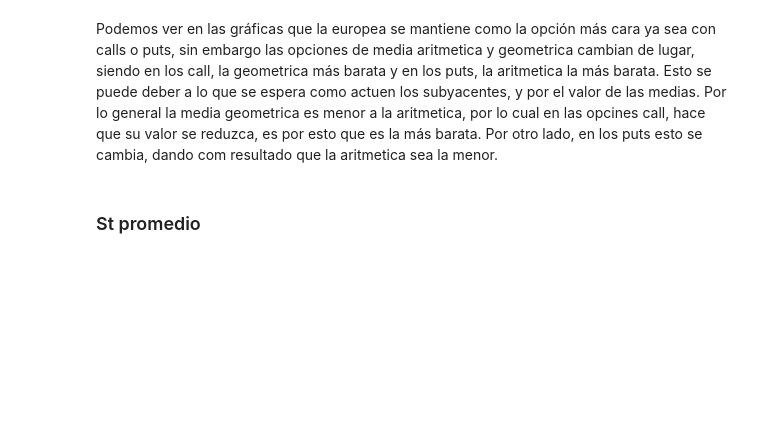
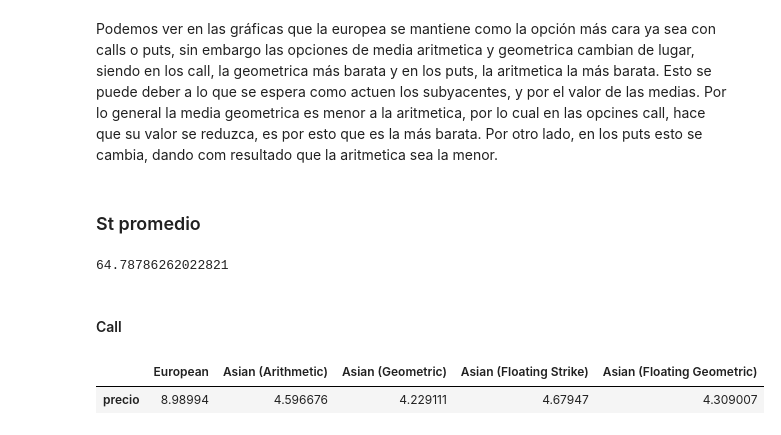
Before and after one commit to AlexFajardo26/Simulacion_procesos, a Jupyter notebook: valuación opciones asiaticas.ipynb, the cells around one changed output. Drawn from its saved outputs; the diff is of its cells as text; code cells hidden in the pictures; blank space fills up the shorter version.

```diff
--- a/valuación opciones asiaticas.ipynb
+++ b/valuación opciones asiaticas.ipynb
@@ -177,3 +179,23 @@ Podemos ver que si afecta si los cambios en el tipo de opciones cambian ya que a
 Podemos ver en las gráficas que la europea se mantiene como la opción más cara ya sea con calls o puts, sin embargo las opciones de media aritmetica y geometrica cambian de lugar, siendo en los call, la geometrica más barata y en los puts, la aritmetica la más barata. Esto se puede deber a lo que se espera como actuen los subyacentes, y por el valor de las medias. Por lo general la media geometrica es menor a la aritmetica, por lo cual en las opcines call, hace que su valor se reduzca, es por esto que es la más barata. Por otro lado, en los puts esto se cambia, dando com resultado que la aritmetica sea la menor.
 # %% [markdown]
 ### St promedio
+# %%
+St = np.mean(simulated_prices[:, -1])
+St
+# %% [output]
+64.78786262022821
+# %% [markdown]
+#### Call
+# %%
+import pandas as pd
+prices= pd.DataFrame({
+    'European': get_price__european(simulated_prices, 65, r, T, 'call'),
+    'Asian (Arithmetic)': get_price__fixed_strike__average_price(simulated_prices, 65, r, T, 'call'),
+    'Asian (Geometric)': get_price__fixed_strike__geometric_price(simulated_prices, 65, r, T, 'call'),
+    'Asian (Floating Strike)': get_price__floating_strike__average_price(simulated_prices, St, r, T, 'call'),
+    'Asian (Floating Geometric)': get_price__floating_strike__geometric_price(simulated_prices, St, r, T, 'call'),
+}, index =['precio'])
+prices
+# %% [output]
+|  | European | Asian (Arithmetic) | Asian (Geometric) | Asian (Floating Strike) | Asian (Floating Geometric) |
+| precio | 8.98994 | 4.596676 | 4.229111 | 4.67947 | 4.309007 |
```
Also changed, not shown: parts of 9 cells of this notebook.
